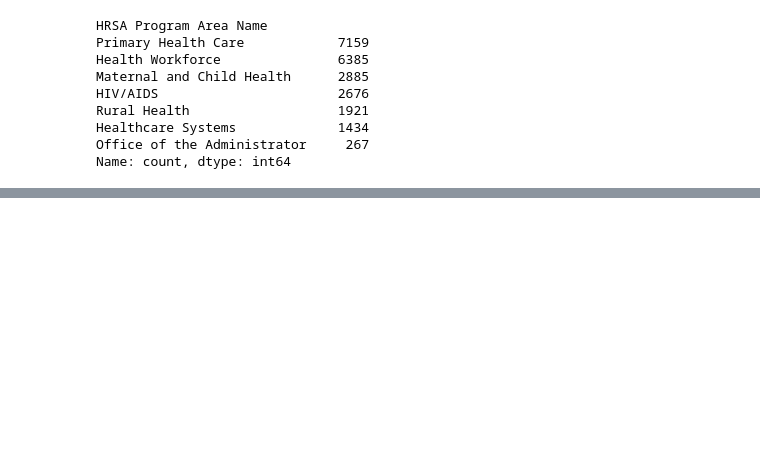
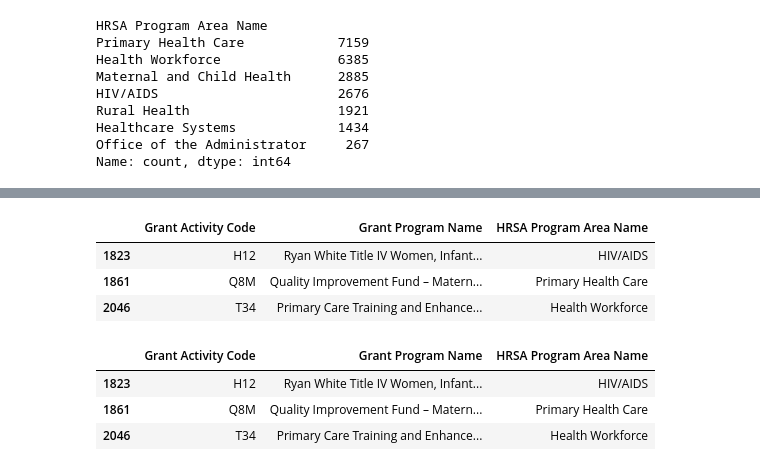
Before and after one commit to chadhollman/hrsa-grants-api, a Jupyter notebook: EHB Grants copy.ipynb, the cells around one changed output, grey strips where cells are left out. Cells and saved outputs as stored; diff of their text form; code cells hidden in the pictures; blank space fills up the shorter version.

```diff
--- a/EHB Grants copy.ipynb
+++ b/EHB Grants copy.ipynb
@@ -63,6 +63,27 @@ missedstuff_df
 | 1823 | 2023 | HOWARD BROWN HEALTH CENTER | 4025 N Sheridan Rd | Chicago | IL | 60613-2010 | ... |
 | 1861 | 2023 | SUNSET PARK HEALTH COUNCIL, INC. | 150 55th St | Brooklyn | NY | 11220-2559 | ... |
 | 2046 | 2023 | UNIVERSITY OF UTAH | 201 Presidents Cir | Salt Lake City | UT | 84112-9049 | ... |
+# %%
+missedstuff_df = missedstuff_df[['Grant Activity Code', 'Grant Program Name', 'HRSA Program Area Name']]
+
+missedstuff_df
+# %% [output]
+|  | Grant Activity Code | Grant Program Name | HRSA Program Area Name |
+| 1823 | H12 | Ryan White Title IV Women, Infant... | HIV/AIDS |
+| 1861 | Q8M | Quality Improvement Fund – Matern... | Primary Health Care |
+| 2046 | T34 | Primary Care Training and Enhance... | Health Workforce |
+# %%
+# Slice off 'Grant Activity Code' form 'Grant Program Name'
+###***** don't run this cell more than once, it will contiuouly slice 5 from the end of the string, restart Kernel to restore values
+
+missedstuff_df['Grant Program Name'] = missedstuff_df['Grant Program Name'].str.slice(0, -5)
+
+missedstuff_df
+# %% [output]
+|  | Grant Activity Code | Grant Program Name | HRSA Program Area Name |
+| 1823 | H12 | Ryan White Title IV Women, Infant... | HIV/AIDS |
+| 1861 | Q8M | Quality Improvement Fund – Matern... | Primary Health Care |
+| 2046 | T34 | Primary Care Training and Enhance... | Health Workforce |
 # %%
 # export Julia's df to a .csv file 'missedstuff_df'
 missedstuff_df.to_csv('data/missed_grant_program_codes.csv', index=False)
```
Also changed, not shown: parts of 5 cells of this notebook.
